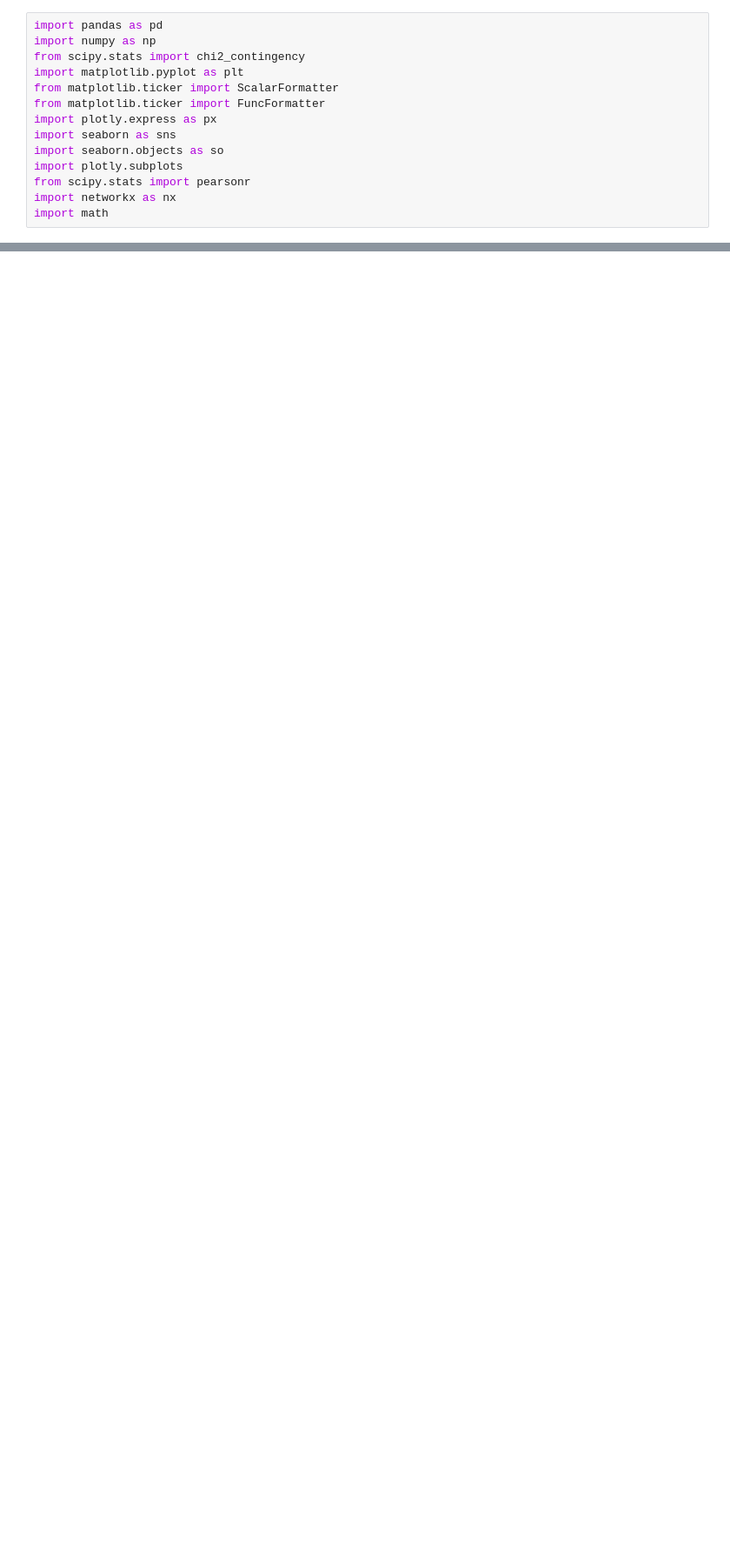
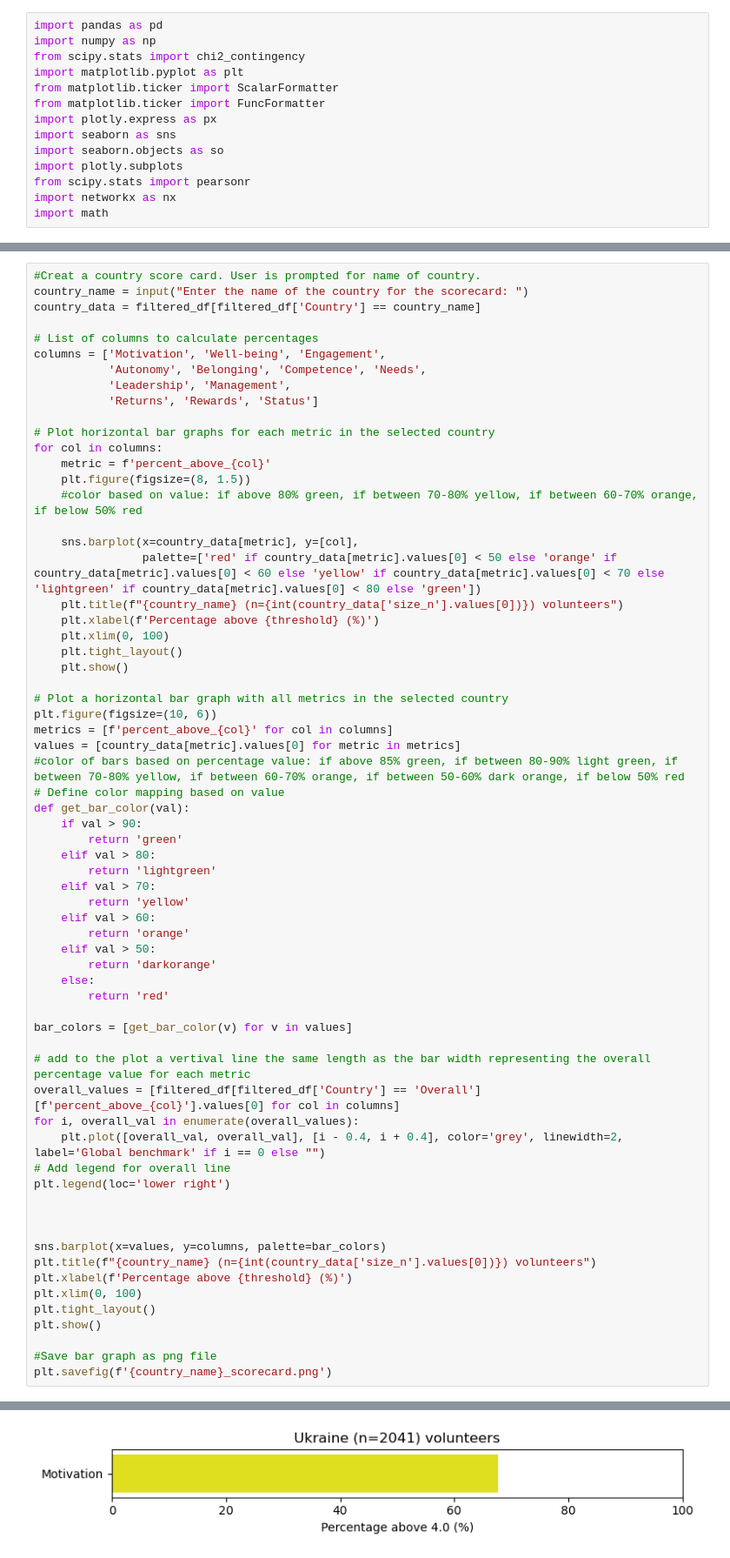
Before and after one commit to gabrielpictet/Motiro, a Jupyter notebook: RBM compiler.ipynb, the cells around one changed output, grey strips where cells are left out. Shown at 87% size. Cells and saved outputs as stored; diff of their text form; blank space fills up the shorter version.

Commit message:
doughnut and bar graphs with benchmark lines.

```diff
--- a/RBM compiler.ipynb
+++ b/RBM compiler.ipynb
@@ -119,0 +178,66 @@ Total number of respondents: 12971
+# %%
+#Creat a country score card. User is prompted for name of country.
+country_name = input("Enter the name of the country for the scorecard: ")
+country_data = filtered_df[filtered_df['Country'] == country_name]
+
+# List of columns to calculate percentages
+columns = ['Motivation', 'Well-being', 'Engagement',
+           'Autonomy', 'Belonging', 'Competence', 'Needs',
+           'Leadership', 'Management',
+           'Returns', 'Rewards', 'Status']
+
+# Plot horizontal bar graphs for each metric in the selected country
+for col in columns:
+    metric = f'percent_above_{col}'
+    plt.figure(figsize=(8, 1.5))
+    #color based on value: if above 80% green, if between 70-80% yellow, if between 60-70% orange, if below 50% red
+
+    sns.barplot(x=country_data[metric], y=[col],
+                palette=['red' if country_data[metric].values[0] < 50 else 'orange' if country_data[metric].values[0] < 60 else 'yellow' if country_data[metric].values[0] < 70 else 'lightgreen' if country_data[metric].values[0] < 80 else 'green'])
+    plt.title(f"{country_name} (n={int(country_data['size_n'].values[0])}) volunteers")
+    plt.xlabel(f'Percentage above {threshold} (%)')
+    plt.xlim(0, 100)
+    plt.tight_layout()
+    plt.show()
+
+# Plot a horizontal bar graph with all metrics in the selected country
+plt.figure(figsize=(10, 6))
+metrics = [f'percent_above_{col}' for col in columns]
+values = [country_data[metric].values[0] for metric in metrics]
+#color of bars based on percentage value: if above 85% green, if between 80-90% light green, if between 70-80% yellow, if between 60-70% orange, if between 50-60% dark orange, if below 50% red
+# Define color mapping based on value
+def get_bar_color(val):
+    if val > 90:
+        return 'green'
+    elif val > 80:
+        return 'lightgreen'
+    elif val > 70:
+        return 'yellow'
+    elif val > 60:
+        return 'orange'
+    elif val > 50:
+        return 'darkorange'
+    else:
+        return 'red'
+
+bar_colors = [get_bar_color(v) for v in values]
+
+# add to the plot a vertival line the same length as the bar width representing the overall percentage value for each metric
+overall_values = [filtered_df[filtered_df['Country'] == 'Overall'][f'percent_above_{col}'].values[0] for col in columns]
+for i, overall_val in enumerate(overall_values):
+    plt.plot([overall_val, overall_val], [i - 0.4, i + 0.4], color='grey', linewidth=2, label='Global benchmark' if i == 0 else "")
+# Add legend for overall line
+plt.legend(loc='lower right')
+
+
+
+sns.barplot(x=values, y=columns, palette=bar_colors)
+plt.title(f"{country_name} (n={int(country_data['size_n'].values[0])}) volunteers")
+plt.xlabel(f'Percentage above {threshold} (%)')
+plt.xlim(0, 100)
+plt.tight_layout()
+plt.show()
+
+#Save bar graph as png file
+plt.savefig(f'{country_name}_scorecard.png')
+# %% [output]
@@ -119,0 +247 @@ Total number of respondents: 12971
+[figure, added]
```
Also changed, not shown: parts of 4 cells of this notebook.
